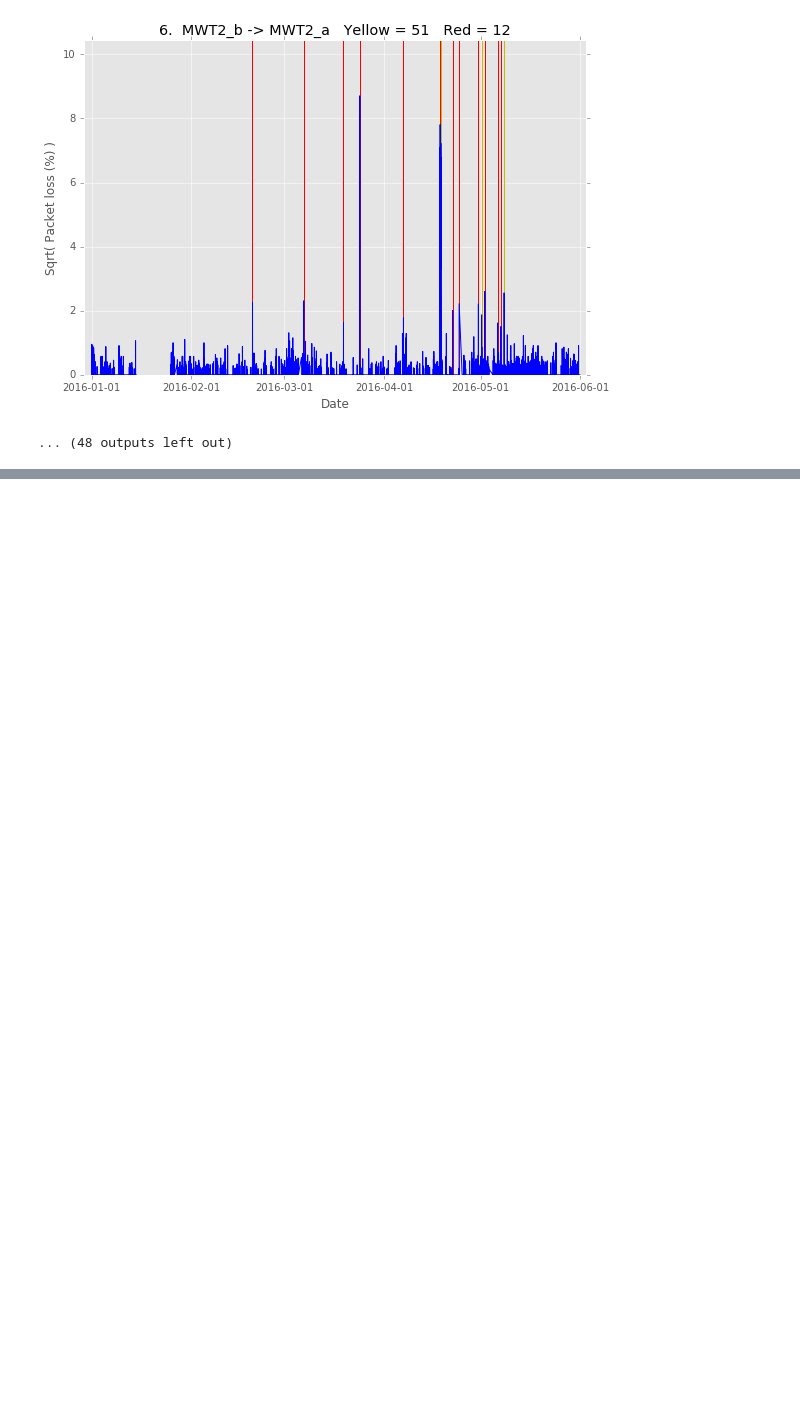
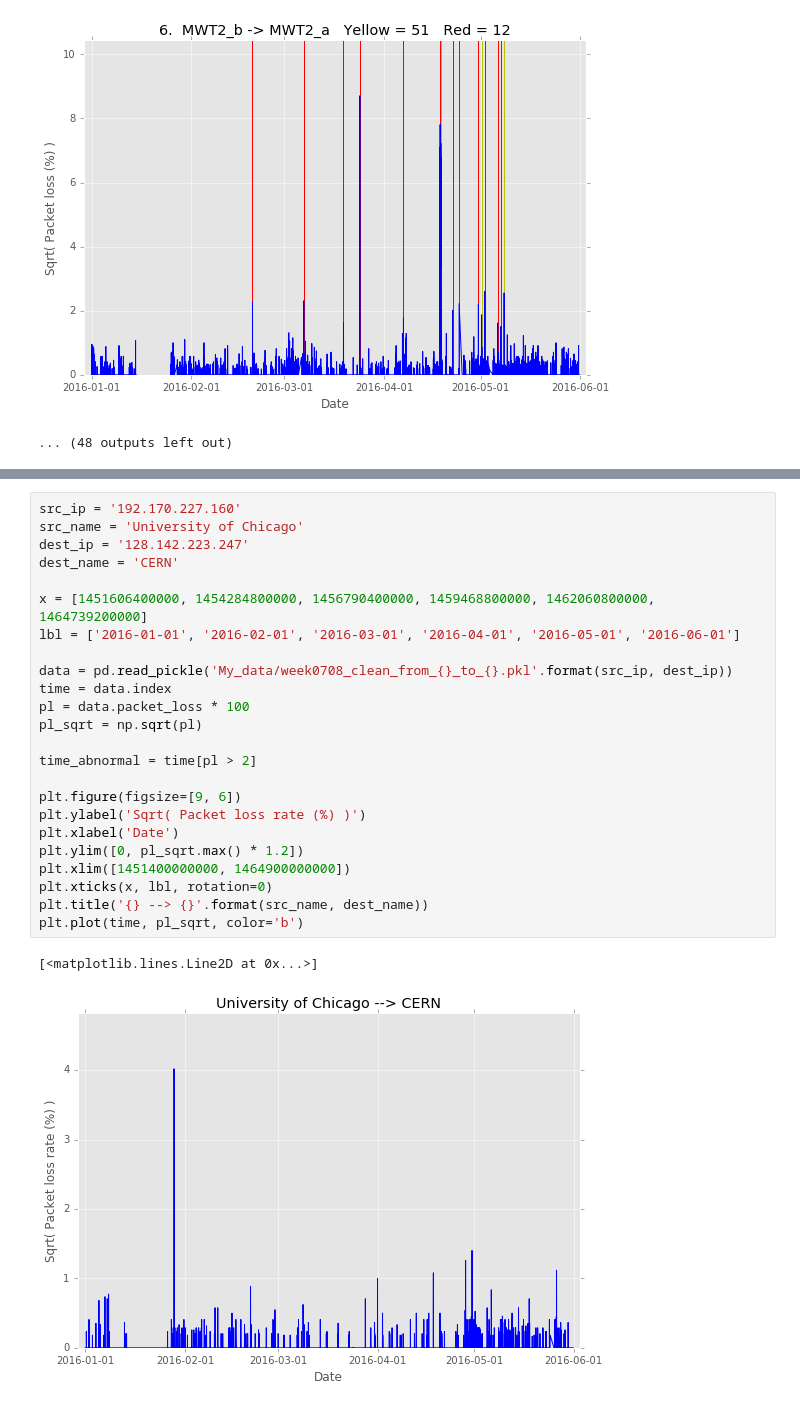
Before and after one commit to ATLAS-Analytics/AnalyticsNotebooks, a Jupyter notebook: Xinran/Date0729_Packet_loss.ipynb, the cells around one changed output, grey strips where cells are left out. Drawn from its saved outputs; the diff is of its cells as text; blank space fills up the shorter version.

```diff
--- a/Xinran/Date0729_Packet_loss.ipynb
+++ b/Xinran/Date0729_Packet_loss.ipynb
@@ -211,0 +314,27 @@ for src_ip in list_ip:
+# %%
+src_ip = '192.170.227.160'
+src_name = 'University of Chicago'
+dest_ip = '128.142.223.247'
+dest_name = 'CERN'
+
+x = [1451606400000, 1454284800000, 1456790400000, 1459468800000, 1462060800000, 1464739200000]
+lbl = ['2016-01-01', '2016-02-01', '2016-03-01', '2016-04-01', '2016-05-01', '2016-06-01']
+
+data = pd.read_pickle('My_data/week0708_clean_from_{}_to_{}.pkl'.format(src_ip, dest_ip))
+time = data.index
+pl = data.packet_loss * 100
+pl_sqrt = np.sqrt(pl)
+
+time_abnormal = time[pl > 2]
+
+plt.figure(figsize=[9, 6])
+plt.ylabel('Sqrt( Packet loss rate (%) )')
+plt.xlabel('Date')
+plt.ylim([0, pl_sqrt.max() * 1.2])
+plt.xlim([1451400000000, 1464900000000])
+plt.xticks(x, lbl, rotation=0)
+plt.title('{} --> {}'.format(src_name, dest_name))
+plt.plot(time, pl_sqrt, color='b')
+# %% [output]
+[<matplotlib.lines.Line2D at 0x...>]
+[figure, added]
```
Also changed, not shown: parts of 6 cells of this notebook, 38 other files.
